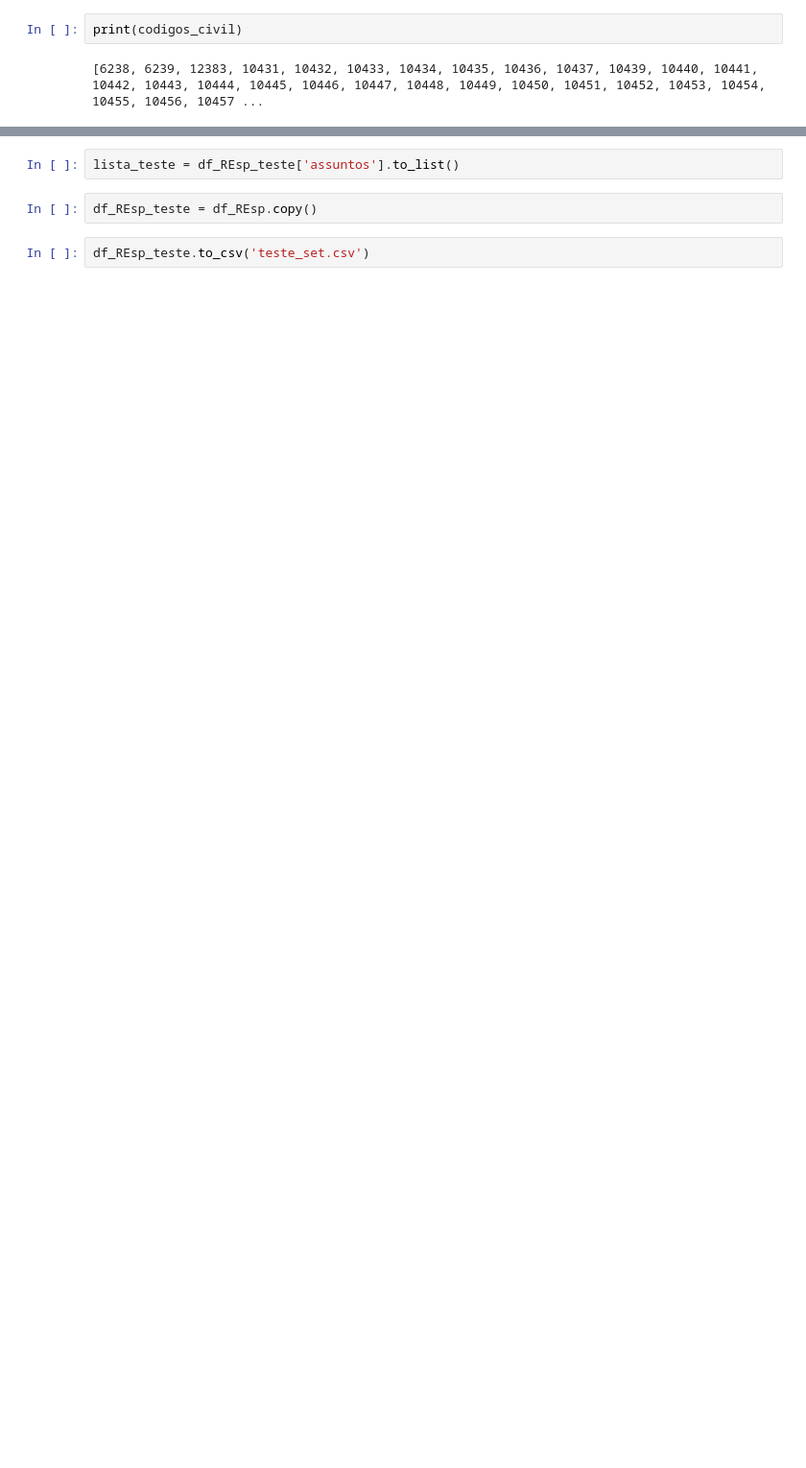
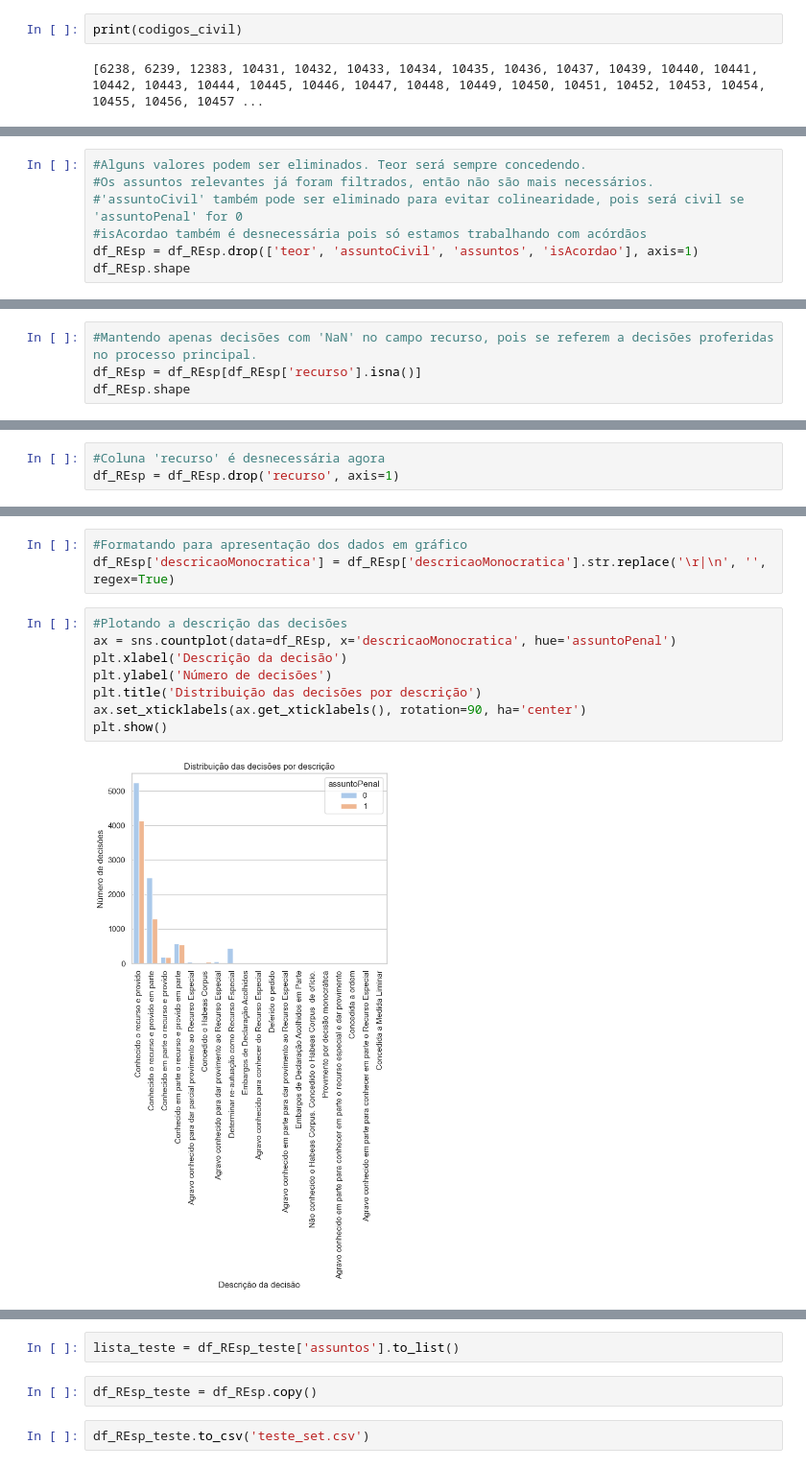
Before and after one commit to o-guilherme/D3TOP-NLP-Proj, a Jupyter notebook: D3TOP-NLP-Proj.ipynb, the cells around one changed output, grey strips where cells are left out. Shown at 96% size. Drawn from its saved outputs; the diff is of its cells as text; blank space fills up the shorter version.

```diff
--- a/D3TOP-NLP-Proj.ipynb
+++ b/D3TOP-NLP-Proj.ipynb
@@ -569,0 +627,7 @@ Name: assuntos, Length: 47896, dtype: object
+# %%
+#Alguns valores podem ser eliminados. Teor será sempre concedendo.
+#Os assuntos relevantes já foram filtrados, então não são mais necessários.
+#'assuntoCivil' também pode ser eliminado para evitar colinearidade, pois será civil se 'assuntoPenal' for 0
+#isAcordao também é desnecessária pois só estamos trabalhando com acórdãos
+df_REsp = df_REsp.drop(['teor', 'assuntoCivil', 'assuntos', 'isAcordao'], axis=1)
+df_REsp.shape
@@ -569,0 +651,4 @@ Name: assuntos, Length: 47896, dtype: object
+# %%
+#Mantendo apenas decisões com 'NaN' no campo recurso, pois se referem a decisões proferidas no processo principal.
+df_REsp = df_REsp[df_REsp['recurso'].isna()]
+df_REsp.shape
@@ -569,0 +662,3 @@ Name: assuntos, Length: 47896, dtype: object
+# %%
+#Coluna 'recurso' é desnecessária agora
+df_REsp = df_REsp.drop('recurso', axis=1)
@@ -569,0 +688,13 @@ Name: assuntos, Length: 47896, dtype: object
+# %%
+#Formatando para apresentação dos dados em gráfico
+df_REsp['descricaoMonocratica'] = df_REsp['descricaoMonocratica'].str.replace('\r|\n', '', regex=True)
+# %%
+#Plotando a descrição das decisões
+ax = sns.countplot(data=df_REsp, x='descricaoMonocratica', hue='assuntoPenal')
+plt.xlabel('Descrição da decisão')
+plt.ylabel('Número de decisões')
+plt.title('Distribuição das decisões por descrição')
+ax.set_xticklabels(ax.get_xticklabels(), rotation=90, ha='center')
+plt.show()
+# %% [output]
+[figure, added]
```
Also changed, not shown: parts of 79 cells of this notebook, 1 other file.
